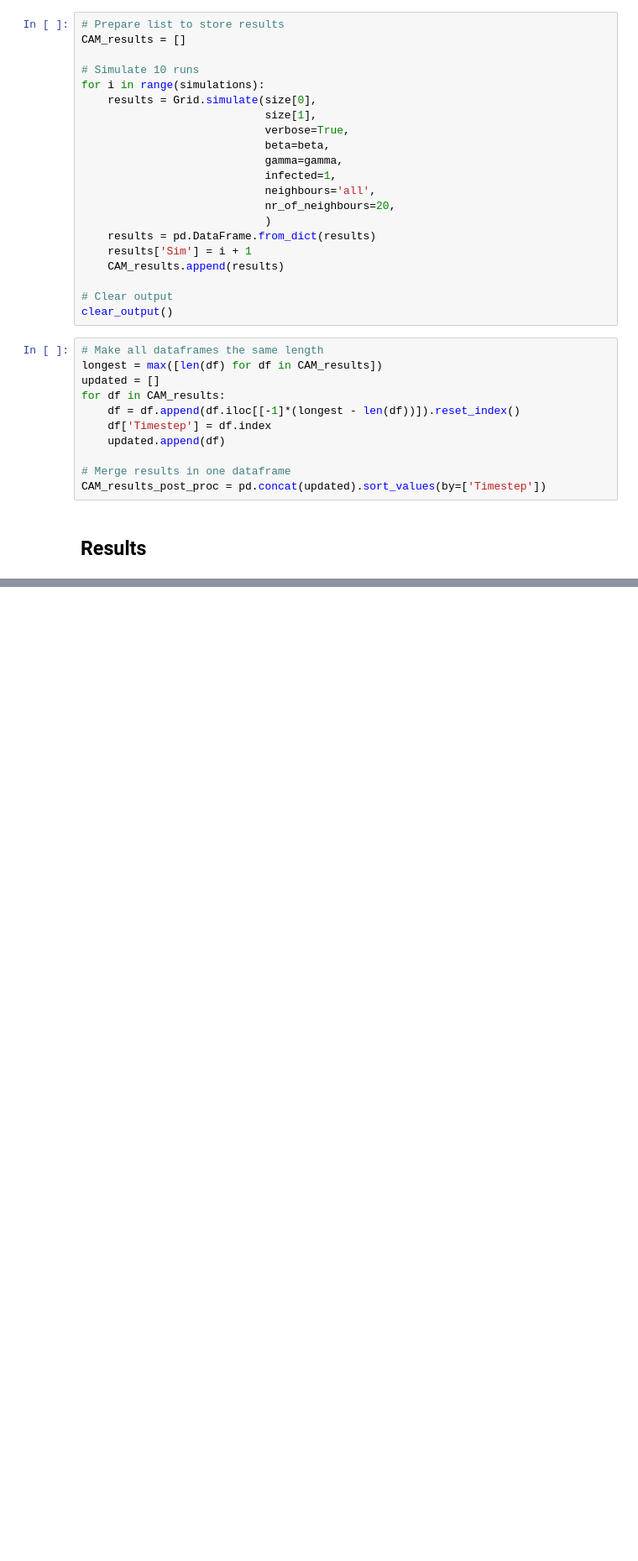
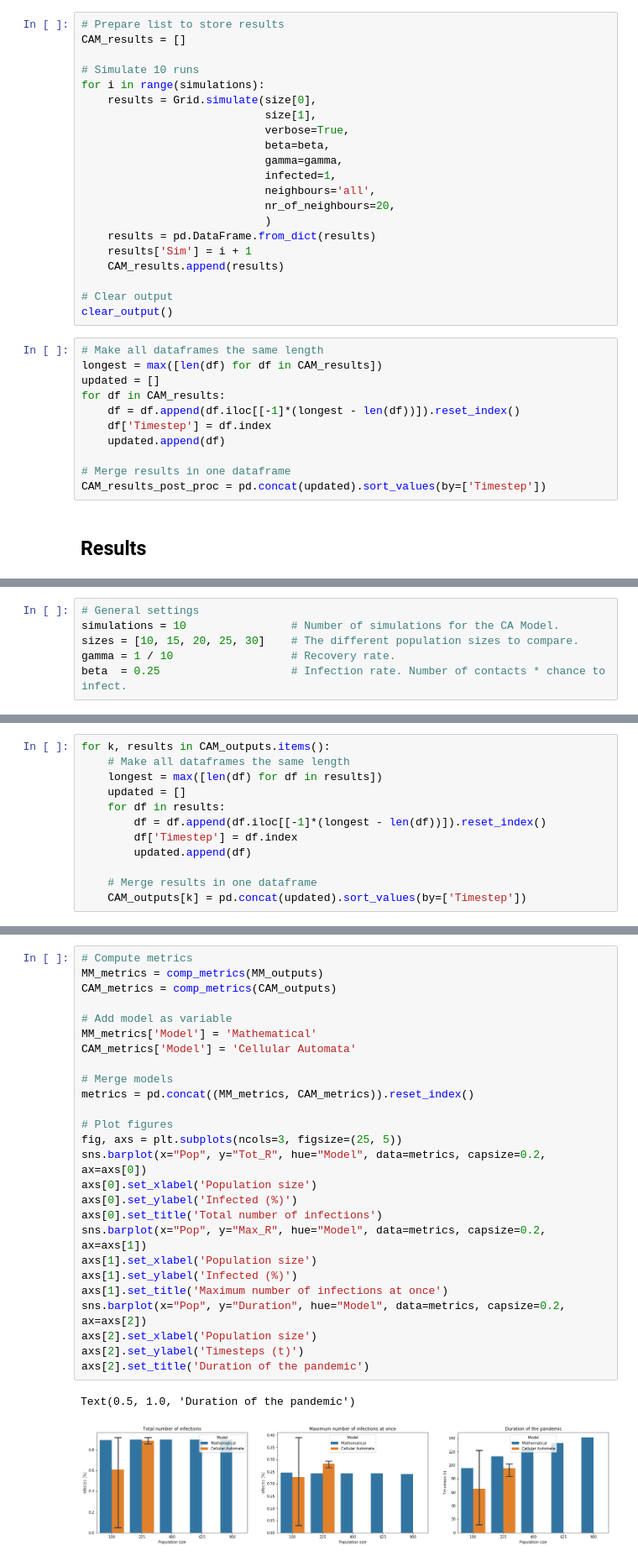
Before and after one commit to MauiGonzo/NC-final-project, a Jupyter notebook: experiment.ipynb, the cells around one changed output, grey strips where cells are left out. Shown at 84% size. Drawn from its saved outputs; the diff is of its cells as text; blank space fills up the shorter version.

```diff
--- a/experiment.ipynb
+++ b/experiment.ipynb
@@ -79,0 +91,6 @@ plt.show()
+# %%
+# General settings
+simulations = 10                # Number of simulations for the CA Model.
+sizes = [10, 15, 20, 25, 30]    # The different population sizes to compare.
+gamma = 1 / 10                  # Recovery rate.
+beta  = 0.25                    # Infection rate. Number of contacts * chance to infect.
@@ -79,0 +147,12 @@ plt.show()
+# %%
+for k, results in CAM_outputs.items():
+    # Make all dataframes the same length
+    longest = max([len(df) for df in results])
+    updated = []
+    for df in results:
+        df = df.append(df.iloc[[-1]*(longest - len(df))]).reset_index()
+        df['Timestep'] = df.index
+        updated.append(df)
+
+    # Merge results in one dataframe
+    CAM_outputs[k] = pd.concat(updated).sort_values(by=['Timestep'])
@@ -79,0 +192,29 @@ plt.show()
+# %%
+# Compute metrics
+MM_metrics = comp_metrics(MM_outputs)
+CAM_metrics = comp_metrics(CAM_outputs)
+
+# Add model as variable
+MM_metrics['Model'] = 'Mathematical'
+CAM_metrics['Model'] = 'Cellular Automata'
+
+# Merge models
+metrics = pd.concat((MM_metrics, CAM_metrics)).reset_index()
+
+# Plot figures
+fig, axs = plt.subplots(ncols=3, figsize=(25, 5))
+sns.barplot(x="Pop", y="Tot_R", hue="Model", data=metrics, capsize=0.2, ax=axs[0])
+axs[0].set_xlabel('Population size')
+axs[0].set_ylabel('Infected (%)')
+axs[0].set_title('Total number of infections')
+sns.barplot(x="Pop", y="Max_R", hue="Model", data=metrics, capsize=0.2, ax=axs[1])
+axs[1].set_xlabel('Population size')
+axs[1].set_ylabel('Infected (%)')
+axs[1].set_title('Maximum number of infections at once')
+sns.barplot(x="Pop", y="Duration", hue="Model", data=metrics, capsize=0.2, ax=axs[2])
+axs[2].set_xlabel('Population size')
+axs[2].set_ylabel('Timesteps (t)')
+axs[2].set_title('Duration of the pandemic')
+# %% [output]
+Text(0.5, 1.0, 'Duration of the pandemic')
+[figure, added]
```
Also changed, not shown: parts of 8 cells of this notebook.
